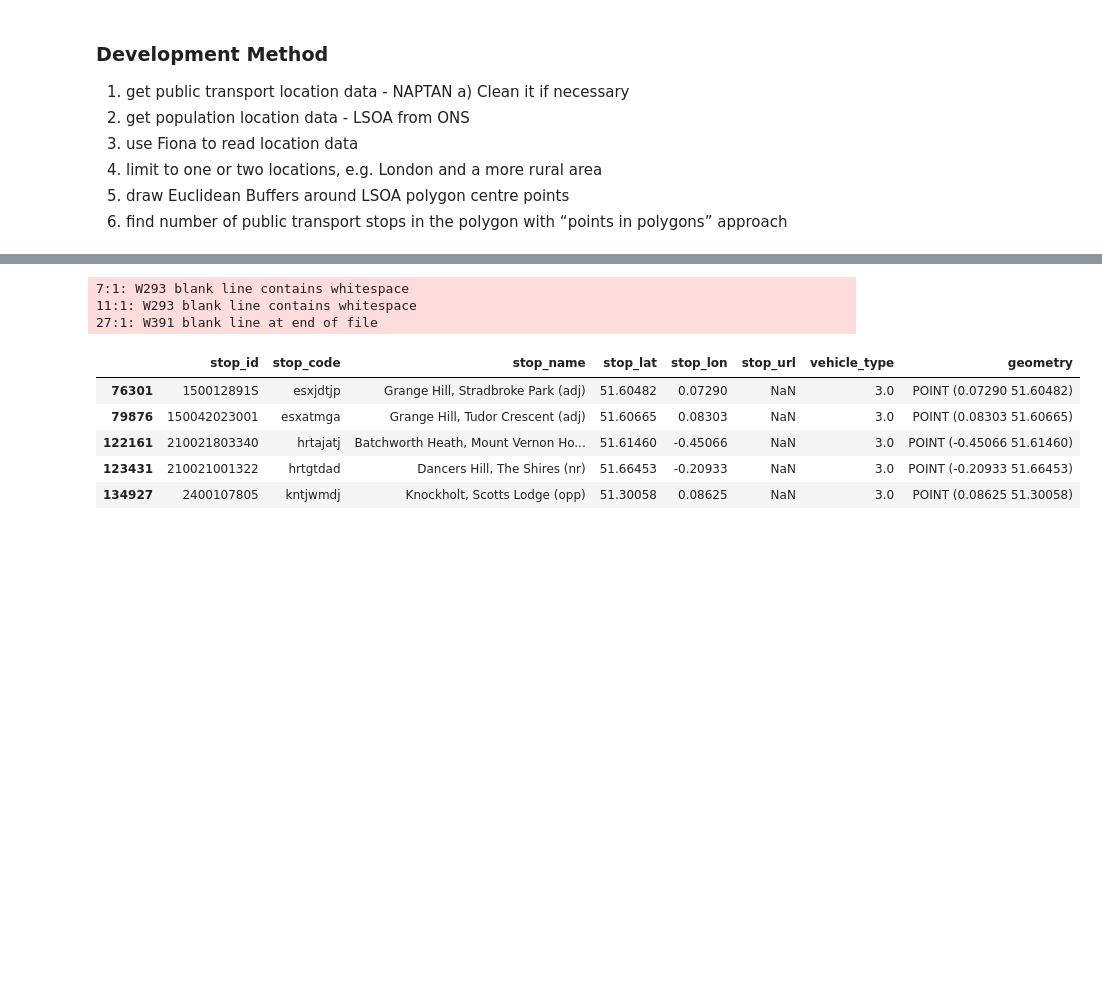
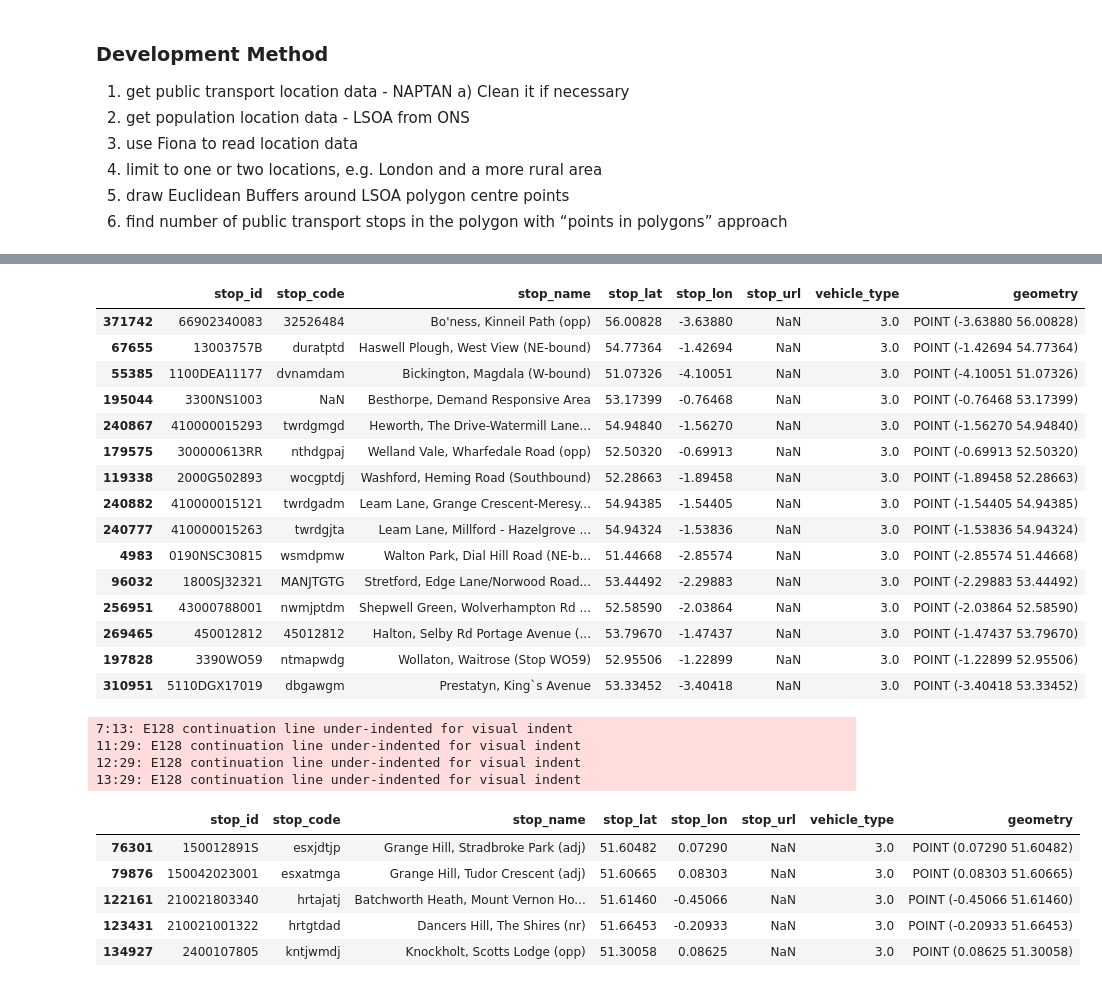
Before and after one commit to ONSdigital/SDG_11.2.1, a Jupyter notebook: SDG_11.2.1.ipynb, the cells around one changed output, grey strips where cells are left out. Drawn from its saved outputs; the diff is of its cells as text; code cells hidden in the pictures; blank space fills up the shorter version.

```diff
--- a/SDG_11.2.1.ipynb
+++ b/SDG_11.2.1.ipynb
@@ -103,32 +22,39 @@ def geo_df_from_geospatialfile(path_to_file, crs="EPSG:4326"):
-# %%
-def find_points_in_poly(geo_df, polygon_obj):
-    """Find points in polygon using geopandas' spatial join.
-        Then drops all rows where the point is not in the polygon
-        (based on column index_right not being NaN). Finally it
-        drop all column names from that were created in the join,
-        leaving only the columns of the original geo_df
-
-        Arguments:
-            geo_df (string): name of a geo pandas dataframe
-            polygon_obj (string): a geopandas dataframe with a polygon column
-
-        Returns:
-            A geodata frame with the points inside the supplied polygon"""
-    wanted_cols = geo_df.columns.to_list()
-    joined_df = (gpd.sjoin
-                 (geo_df,
-                  polygon_obj,
-                  how='left',
-                  op='within'))
-    filtered_df = (joined_df
-                   [joined_df
-                    ['index_right'].notna()])
-    filtered_df = filtered_df[wanted_cols]
-    return filtered_df
-# %% [output]
-7:1: W293 blank line contains whitespace
-11:1: W293 blank line contains whitespace
-27:1: W391 blank line at end of file
+# %%
+cwd = os.getcwd()
+data_dir = (os.path.join
+            (cwd,
+             'data'))
+
+stops_path = (os.path.join
+            (data_dir,
+             'Stops.txt'))
+
+stops_geo_df = (geo_df_from_csv(path_to_csv=stops_path,
+                            delim='\t',
+                            geom_x='stop_lon',
+                            geom_y='stop_lat'))
+stops_geo_df.sample(15)
+# %% [output]
+|  | stop_id | stop_code | stop_name | stop_lat | stop_lon | stop_url | vehicle_type | geometry |
+| 371742 | 66902340083 | 32526484 | Bo'ness, Kinneil Path (opp) | 56.00828 | -3.63880 | NaN | 3.0 | POINT (-3.63880 56.00828) |
+| 67655 | 13003757B | duratptd | Haswell Plough, West View (NE-bound) | 54.77364 | -1.42694 | NaN | 3.0 | POINT (-1.42694 54.77364) |
+| 55385 | 1100DEA11177 | dvnamdam | Bickington, Magdala (W-bound) | 51.07326 | -4.10051 | NaN | 3.0 | POINT (-4.10051 51.07326) |
+| 195044 | 3300NS1003 | NaN | Besthorpe, Demand Responsive Area | 53.17399 | -0.76468 | NaN | 3.0 | POINT (-0.76468 53.17399) |
+| 240867 | 410000015293 | twrdgmgd | Heworth, The Drive-Watermill Lane... | 54.94840 | -1.56270 | NaN | 3.0 | POINT (-1.56270 54.94840) |
+| 179575 | 300000613RR | nthdgpaj | Welland Vale, Wharfedale Road (opp) | 52.50320 | -0.69913 | NaN | 3.0 | POINT (-0.69913 52.50320) |
+| 119338 | 2000G502893 | wocgptdj | Washford, Heming Road (Southbound) | 52.28663 | -1.89458 | NaN | 3.0 | POINT (-1.89458 52.28663) |
+| 240882 | 410000015121 | twrdgadm | Leam Lane, Grange Crescent-Meresy... | 54.94385 | -1.54405 | NaN | 3.0 | POINT (-1.54405 54.94385) |
+| 240777 | 410000015263 | twrdgjta | Leam Lane, Millford - Hazelgrove ... | 54.94324 | -1.53836 | NaN | 3.0 | POINT (-1.53836 54.94324) |
+| 4983 | 0190NSC30815 | wsmdpmw | Walton Park, Dial Hill Road (NE-b... | 51.44668 | -2.85574 | NaN | 3.0 | POINT (-2.85574 51.44668) |
+| 96032 | 1800SJ32321 | MANJTGTG | Stretford, Edge Lane/Norwood Road... | 53.44492 | -2.29883 | NaN | 3.0 | POINT (-2.29883 53.44492) |
+| 256951 | 43000788001 | nwmjptdm | Shepwell Green, Wolverhampton Rd ... | 52.58590 | -2.03864 | NaN | 3.0 | POINT (-2.03864 52.58590) |
+| 269465 | 450012812 | 45012812 | Halton, Selby Rd Portage Avenue (... | 53.79670 | -1.47437 | NaN | 3.0 | POINT (-1.47437 53.79670) |
+| 197828 | 3390WO59 | ntmapwdg | Wollaton, Waitrose (Stop WO59) | 52.95506 | -1.22899 | NaN | 3.0 | POINT (-1.22899 52.95506) |
+| 310951 | 5110DGX17019 | dbgawgm | Prestatyn, King`s Avenue | 53.33452 | -3.40418 | NaN | 3.0 | POINT (-3.40418 53.33452) |
+7:13: E128 continuation line under-indented for visual indent
+11:29: E128 continuation line under-indented for visual indent
+12:29: E128 continuation line under-indented for visual indent
+13:29: E128 continuation line under-indented for visual indent
 # %%
 greater_london_path = ((os.path.join
                                 (os.getcwd(),
```
Also changed, not shown: parts of 14 cells of this notebook.
